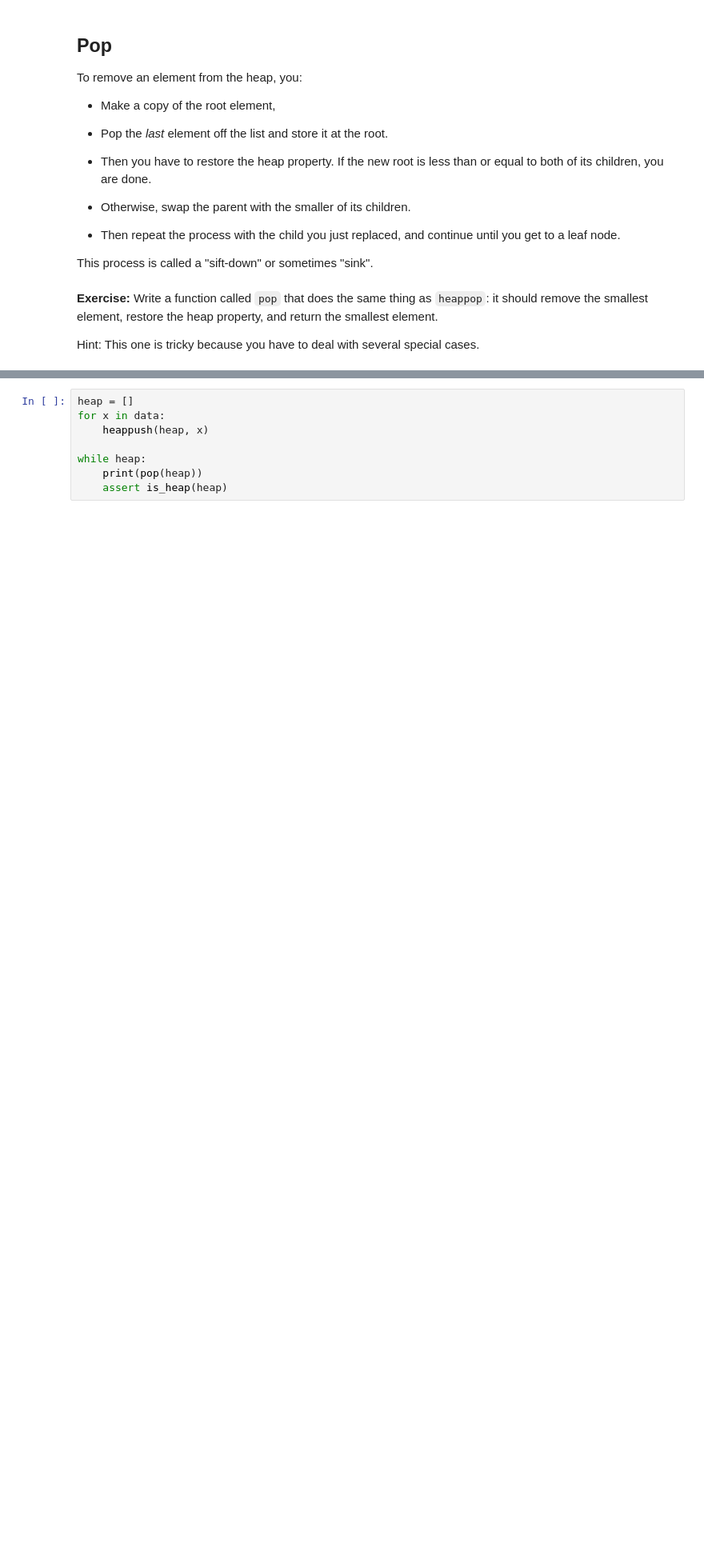
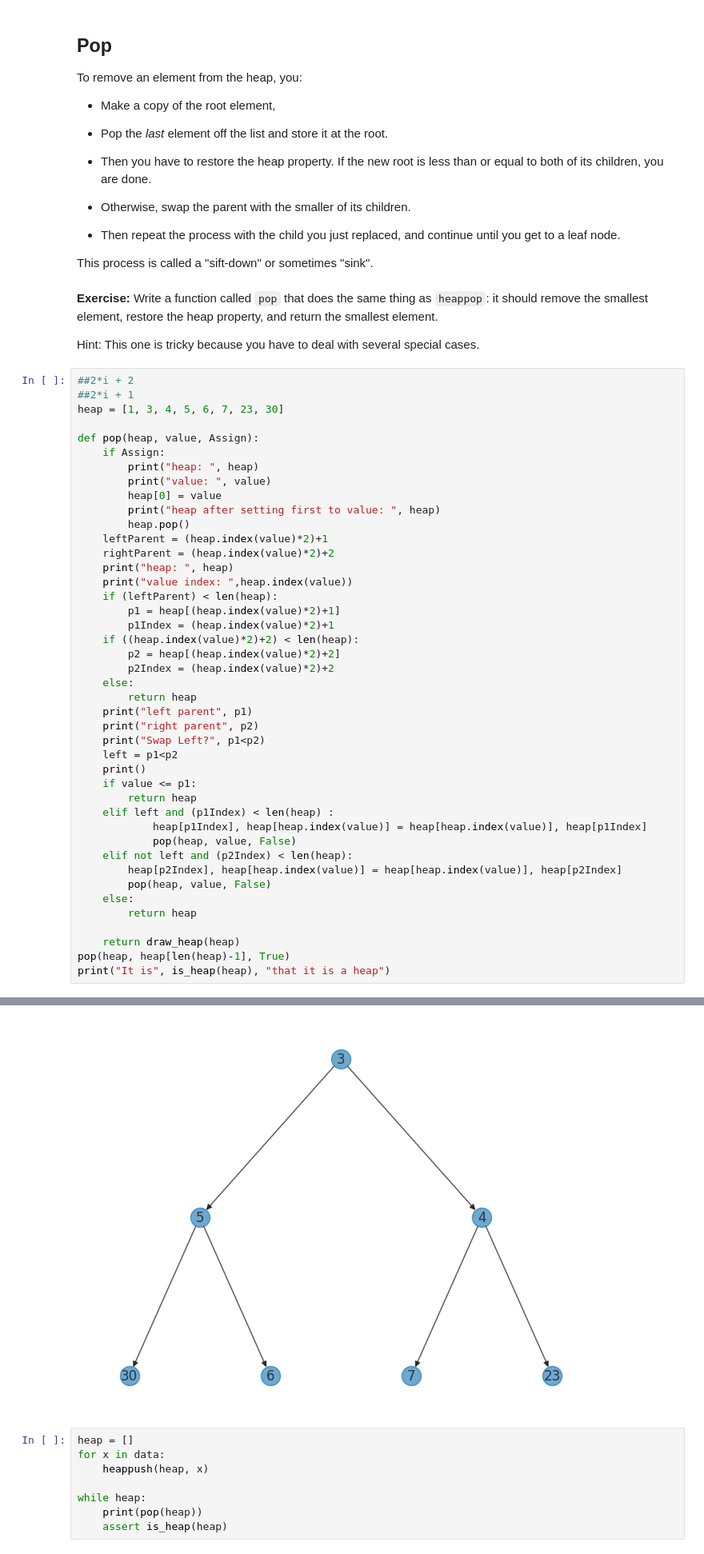
Before and after one commit to RMahshie/DSIRP, a Jupyter notebook: notebooks/heap.ipynb, the cells around one changed output, grey strips where cells are left out. Shown at 80% size. Drawn from its saved outputs; the diff is of its cells as text; blank space fills up the shorter version.

```diff
--- a/notebooks/heap.ipynb
+++ b/notebooks/heap.ipynb
@@ -342,3 +353,47 @@ This process is called a "sift-down" or sometimes "sink".
 **Exercise:** Write a function called `pop` that does the same thing as `heappop`: it should remove the smallest element, restore the heap property, and return the smallest element.
 
 Hint: This one is tricky because you have to deal with several special cases.
+# %%
+##2*i + 2
+##2*i + 1
+heap = [1, 3, 4, 5, 6, 7, 23, 30]
+
+def pop(heap, value, Assign):
+    if Assign:
+        print("heap: ", heap)
+        print("value: ", value)
+        heap[0] = value
+        print("heap after setting first to value: ", heap)
+        heap.pop()
+    leftParent = (heap.index(value)*2)+1
+    rightParent = (heap.index(value)*2)+2
+    print("heap: ", heap)
+    print("value index: ",heap.index(value))
+    if (leftParent) < len(heap):
+        p1 = heap[(heap.index(value)*2)+1]
+        p1Index = (heap.index(value)*2)+1
+    if ((heap.index(value)*2)+2) < len(heap):
+        p2 = heap[(heap.index(value)*2)+2]
+        p2Index = (heap.index(value)*2)+2
+    else:
+        return heap
+    print("left parent", p1)
+    print("right parent", p2)
+    print("Swap Left?", p1<p2)
+    left = p1<p2
+    print()
+    if value <= p1:
+        return heap
+    elif left and (p1Index) < len(heap) :
+            heap[p1Index], heap[heap.index(value)] = heap[heap.index(value)], heap[p1Index]
+            pop(heap, value, False)
+    elif not left and (p2Index) < len(heap):
+        heap[p2Index], heap[heap.index(value)] = heap[heap.index(value)], heap[p2Index]
+        pop(heap, value, False)
+    else:
+        return heap
+
+    return draw_heap(heap)
+pop(heap, heap[len(heap)-1], True)
+print("It is", is_heap(heap), "that it is a heap")
+# %% [output]
@@ -345,3 +418,4 @@ Hint: This one is tricky because you have to deal with several special cases.
+[figure, added]
 # %%
 heap = []
 for x in data:
```
Also changed, not shown: parts of 4 cells of this notebook.
